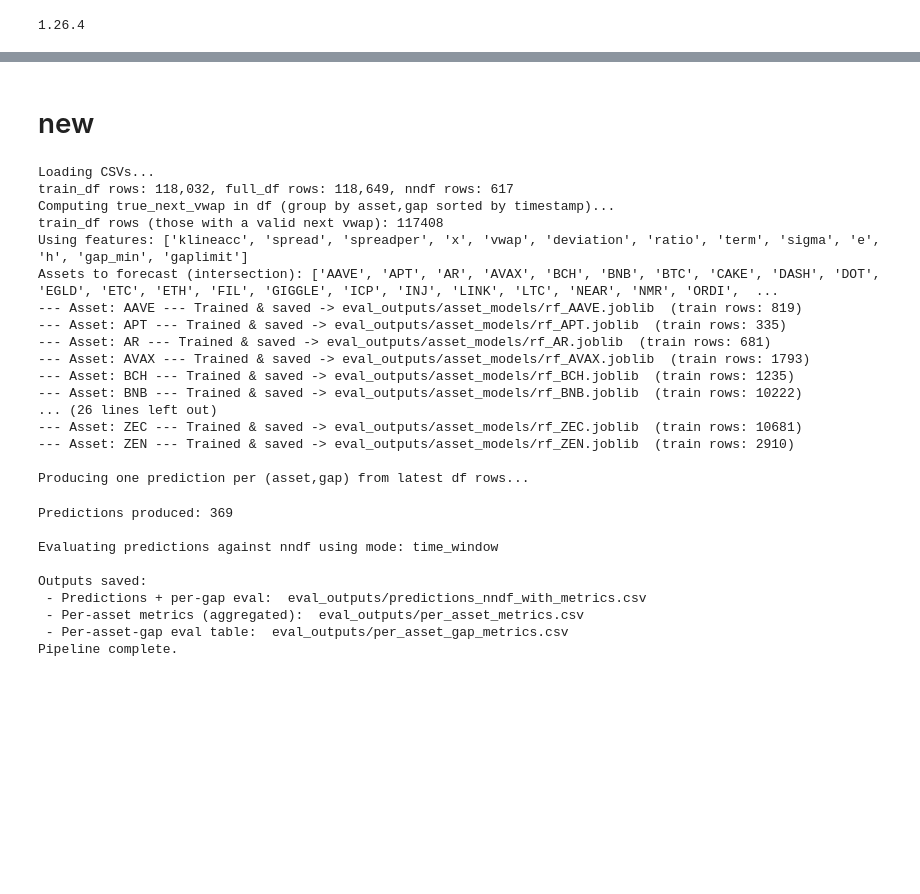
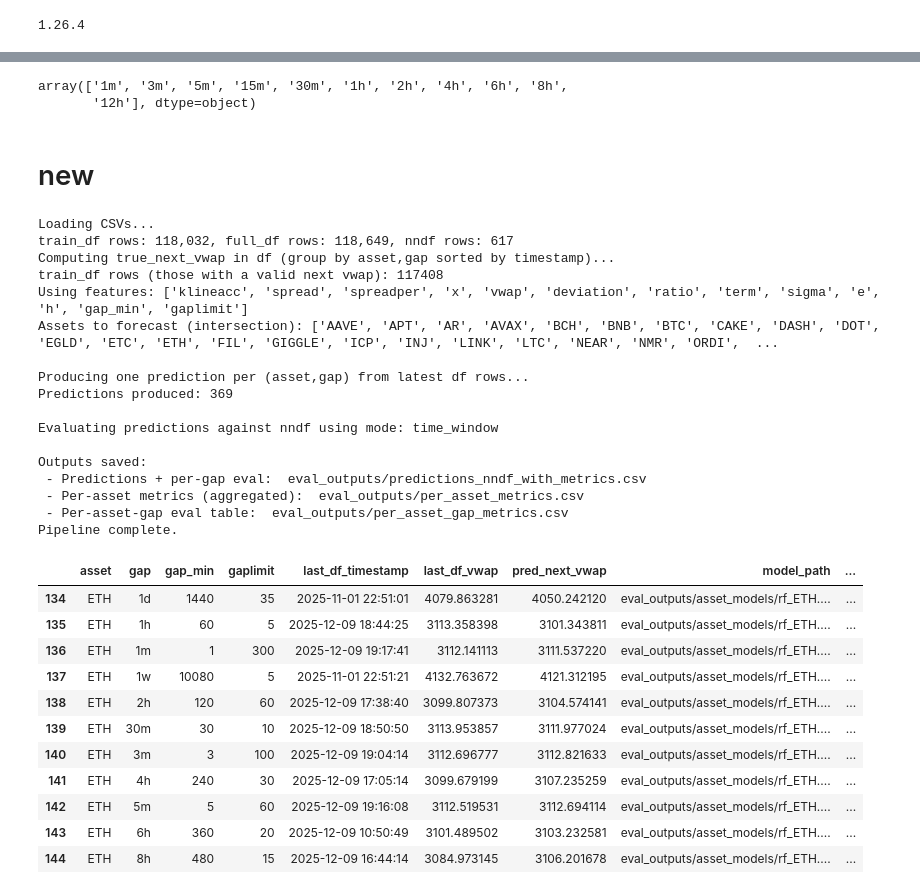
Before and after one commit to itpofy2024o/st, a Jupyter notebook: ut.ipynb, the cells around one changed output, grey strips where cells are left out. Saved outputs shown, nothing was run; the diff lists cells and outputs as text; code cells hidden in the pictures; blank space fills up the shorter version.

```diff
--- a/ut.ipynb
+++ b/ut.ipynb
@@ -68,3 +79,8 @@ print(c)
+# %%
+ndf["gap"].unique()
+# %% [output]
+array(['1m', '3m', '5m', '15m', '30m', '1h', '2h', '4h', '6h', '8h',
+       '12h'], dtype=object)
 # %% [markdown]
 # new
 # %%
@@ -120,8 +136,8 @@ def ensure_dirs():
 
 # ---------- load & preprocess ----------
 print("Loading CSVs...")
-df_raw = df.copy()   # preserve your 'do not edit variable names' pattern if needed
-ndf_raw = ndf.copy()
+df_raw = train_df.copy()   # preserve your 'do not edit variable names' pattern if needed
+ndf_raw = actual_x.copy()
 
 # parse timestamp columns
 df_raw['timestamp'] = pd.to_datetime(df_raw['timestamp'])
@@ -207,7 +223,7 @@ for asset in assets_to_train:
     model_path = MODELS_DIR / f"rf_{asset}.joblib"
     joblib.dump({'model':model, 'features':features}, model_path)
     asset_models[asset] = {'model':model, 'features':features, 'model_path':str(model_path)}
-    print(f"--- Asset: {asset} --- Trained & saved -> {model_path}  (train rows: {len(rows)})")
+    # print(f"--- Asset: {asset} --- Trained & saved -> {model_path}  (train rows: {len(rows)})")
 
 per_asset_train_df = pd.DataFrame(per_asset_train_metrics)
 per_asset_train_df.to_csv(OUT_DIR / "per_asset_train_metrics.csv", index=False)
@@ -354,26 +370,32 @@ Computing true_next_vwap in df (group by asset,gap sorted by timestamp)...
 train_df rows (those with a valid next vwap): 117408
 Using features: ['klineacc', 'spread', 'spreadper', 'x', 'vwap', 'deviation', 'ratio', 'term', 'sigma', 'e', 'h', 'gap_min', 'gaplimit']
 Assets to forecast (intersection): ['AAVE', 'APT', 'AR', 'AVAX', 'BCH', 'BNB', 'BTC', 'CAKE', 'DASH', 'DOT', 'EGLD', 'ETC', 'ETH', 'FIL', 'GIGGLE', 'ICP', 'INJ', 'LINK', 'LTC', 'NEAR', 'NMR', 'ORDI',  ...
---- Asset: AAVE --- Trained & saved -> eval_outputs/asset_models/rf_AAVE.joblib  (train rows: 819)
---- Asset: APT --- Trained & saved -> eval_outputs/asset_models/rf_APT.joblib  (train rows: 335)
---- Asset: AR --- Trained & saved -> eval_outputs/asset_models/rf_AR.joblib  (train rows: 681)
---- Asset: AVAX --- Trained & saved -> eval_outputs/asset_models/rf_AVAX.joblib  (train rows: 1793)
---- Asset: BCH --- Trained & saved -> eval_outputs/asset_models/rf_BCH.joblib  (train rows: 1235)
---- Asset: BNB --- Trained & saved -> eval_outputs/asset_models/rf_BNB.joblib  (train rows: 10222)
-... (26 lines left out)
---- Asset: ZEC --- Trained & saved -> eval_outputs/asset_models/rf_ZEC.joblib  (train rows: 10681)
---- Asset: ZEN --- Trained & saved -> eval_outputs/asset_models/rf_ZEN.joblib  (train rows: 2910)
 
 Producing one prediction per (asset,gap) from latest df rows...
+Predictions produced: 369
+
+Evaluating predictions against nndf using mode: time_window
+
+Outputs saved:
+ - Predictions + per-gap eval:  eval_outputs/predictions_nndf_with_metrics.csv
+ - Per-asset metrics (aggregated):  eval_outputs/per_asset_metrics.csv
+ - Per-asset-gap eval table:  eval_outputs/per_asset_gap_metrics.csv
+Pipeline complete.
-Predictions produced: 369
-
-Evaluating predictions against nndf using mode: time_window
-
-Outputs saved:
- - Predictions + per-gap eval:  eval_outputs/predictions_nndf_with_metrics.csv
- - Per-asset metrics (aggregated):  eval_outputs/per_asset_metrics.csv
- - Per-asset-gap eval table:  eval_outputs/per_asset_gap_metrics.csv
-Pipeline complete.
+# %%
+pred_full[pred_full["asset"]=="ETH"].tail(11)
+# %% [output]
+|  | asset | gap | gap_min | gaplimit | last_df_timestamp | last_df_vwap | pred_next_vwap | model_path | ... |
+| 134 | ETH | 1d | 1440 | 35 | 2025-11-01 22:51:01 | 4079.863281 | 4050.242120 | eval_outputs/asset_models/rf_ETH.... | ... |
+| 135 | ETH | 1h | 60 | 5 | 2025-12-09 18:44:25 | 3113.358398 | 3101.343811 | eval_outputs/asset_models/rf_ETH.... | ... |
+| 136 | ETH | 1m | 1 | 300 | 2025-12-09 19:17:41 | 3112.141113 | 3111.537220 | eval_outputs/asset_models/rf_ETH.... | ... |
+| 137 | ETH | 1w | 10080 | 5 | 2025-11-01 22:51:21 | 4132.763672 | 4121.312195 | eval_outputs/asset_models/rf_ETH.... | ... |
+| 138 | ETH | 2h | 120 | 60 | 2025-12-09 17:38:40 | 3099.807373 | 3104.574141 | eval_outputs/asset_models/rf_ETH.... | ... |
+| 139 | ETH | 30m | 30 | 10 | 2025-12-09 18:50:50 | 3113.953857 | 3111.977024 | eval_outputs/asset_models/rf_ETH.... | ... |
+| 140 | ETH | 3m | 3 | 100 | 2025-12-09 19:04:14 | 3112.696777 | 3112.821633 | eval_outputs/asset_models/rf_ETH.... | ... |
+| 141 | ETH | 4h | 240 | 30 | 2025-12-09 17:05:14 | 3099.679199 | 3107.235259 | eval_outputs/asset_models/rf_ETH.... | ... |
+| 142 | ETH | 5m | 5 | 60 | 2025-12-09 19:16:08 | 3112.519531 | 3112.694114 | eval_outputs/asset_models/rf_ETH.... | ... |
+| 143 | ETH | 6h | 360 | 20 | 2025-12-09 10:50:49 | 3101.489502 | 3103.232581 | eval_outputs/asset_models/rf_ETH.... | ... |
+| 144 | ETH | 8h | 480 | 15 | 2025-12-09 16:44:14 | 3084.973145 | 3106.201678 | eval_outputs/asset_models/rf_ETH.... | ... |
 # %%
 # ------------------- EVALUATION -------------------
 from datetime import timedelta
```
Also changed, not shown: parts of 9 cells of this notebook.
